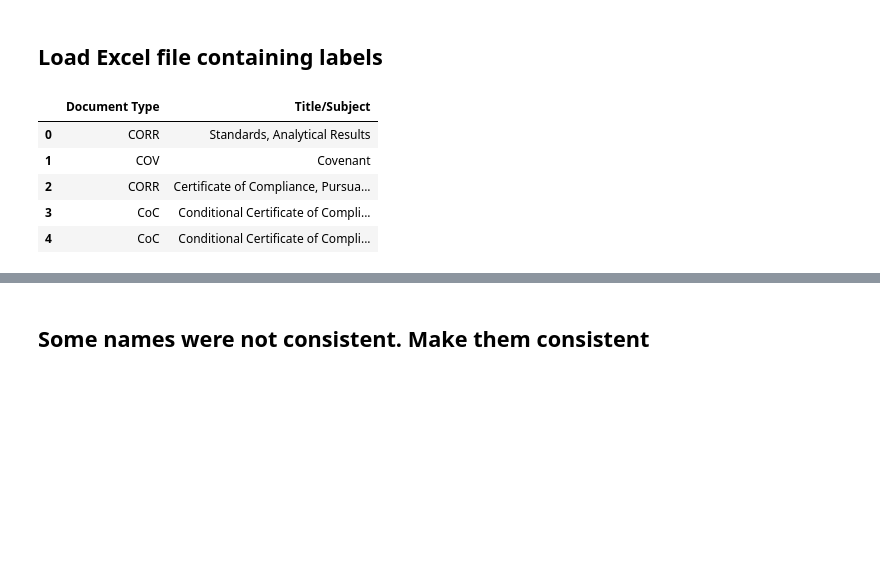
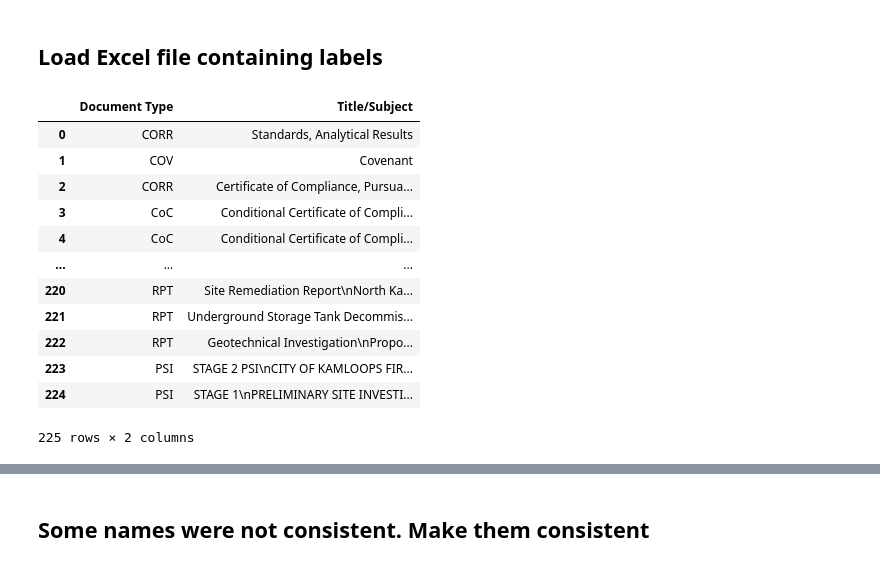
Before and after one commit to kartikwar/nr-site-tagging-pilot, a Jupyter notebook: Classify_document.ipynb, the cells around one changed output, grey strips where cells are left out. Cells and saved outputs as stored; diff of their text form; code cells hidden in the pictures; blank space fills up the shorter version.

```diff
--- a/Classify_document.ipynb
+++ b/Classify_document.ipynb
@@ -25,15 +25,24 @@ Requirement already satisfied: MarkupSafe>=2.0 in /Users/deepaksirwani/miniforge
 # %% [markdown]
 ## Load Excel file containing labels
 # %%
-excel_path = '../data/2025-05-01 Capstone Metadata.xlsx'
+import pandas as pd
+path1 = '../data/2025-05-01 Capstone Metadata.xlsx'
+path2 = '../data/2025-05-13 additional Capstone Metadata.xlsx'
 # %%
-df = pd.read_excel(excel_path, header=3)
-df = df[['Document Type', 'Title/Subject']]
-df.head()
+df1 = pd.read_excel(path1, header=3)
+df1 = df1[['Document Type', 'Title/Subject']]
+df1
 # %% [output]
 |  | Document Type | Title/Subject |
 | 0 | CORR | Standards, Analytical Results |
 | 1 | COV | Covenant |
 | 2 | CORR | Certificate of Compliance, Pursua... |
 | 3 | CoC | Conditional Certificate of Compli... |
 | 4 | CoC | Conditional Certificate of Compli... |
+| ... | ... | ... |
+| 220 | RPT | Site Remediation Report\nNorth Ka... |
+| 221 | RPT | Underground Storage Tank Decommis... |
+| 222 | RPT | Geotechnical Investigation\nPropo... |
+| 223 | PSI | STAGE 2 PSI\nCITY OF KAMLOOPS FIR... |
+| 224 | PSI | STAGE 1\nPRELIMINARY SITE INVESTI... |
+225 rows × 2 columns
```
Also changed, not shown: parts of 13 cells of this notebook, 1 other file.
